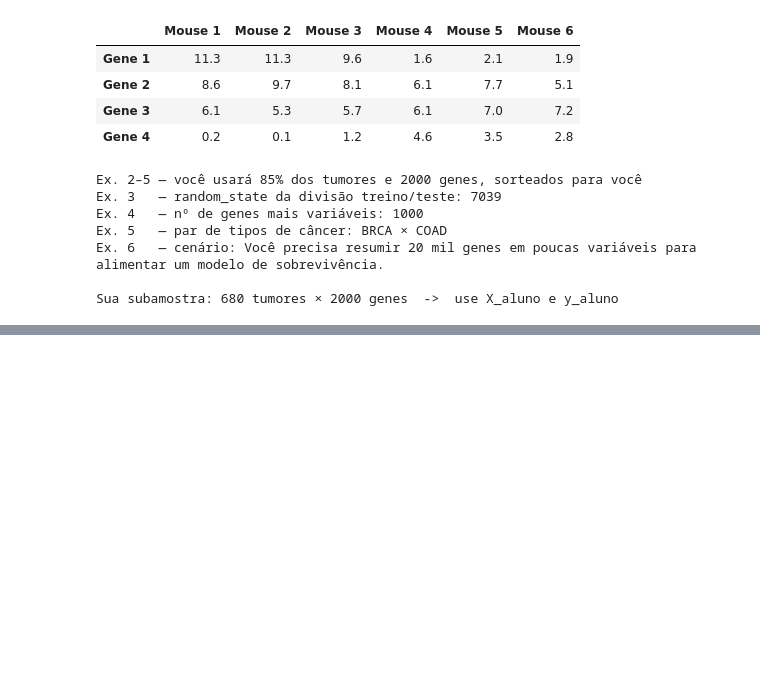
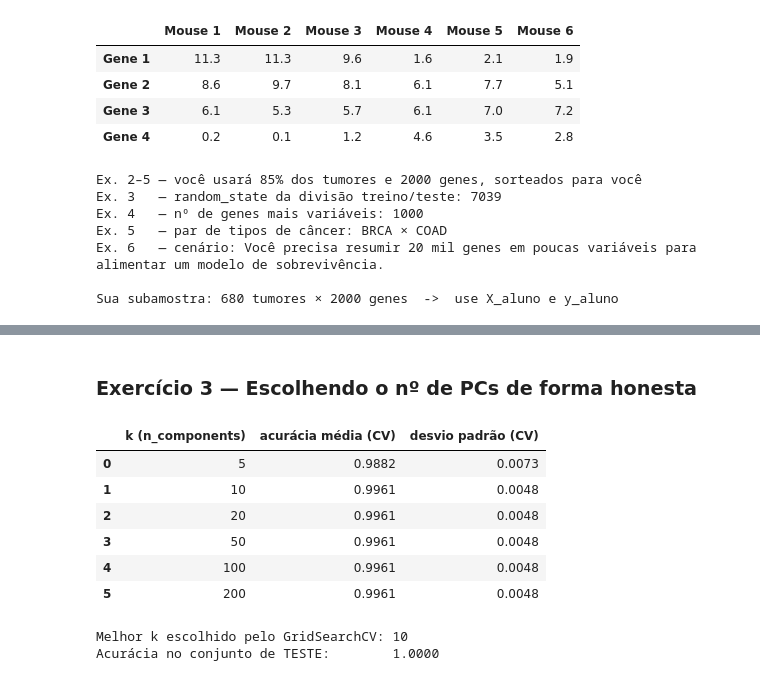
Before and after one commit to Fugant1/bioinformatics-task, a Jupyter notebook: PCA_vs_LDA_RNASeq_TCGA.ipynb, the cells around one changed output, grey strips where cells are left out. Cells and saved outputs as stored; diff of their text form; code cells hidden in the pictures; blank space fills up the shorter version.

```diff
--- a/PCA_vs_LDA_RNASeq_TCGA.ipynb
+++ b/PCA_vs_LDA_RNASeq_TCGA.ipynb
@@ -1293,0 +1389,47 @@ Sua subamostra: 680 tumores × 2000 genes  ->  use X_aluno e y_aluno
+# %% [markdown]
+### Exercício 3 — Escolhendo o nº de PCs de forma honesta
+# %%
+# ---------------------------------------------------------------
+# Exercício 3 — Seleção honesta do nº de PCs com GridSearchCV
+# ---------------------------------------------------------------
+# Divisão estratificada em 75% treino e 25% teste usando o random_state sorteado
+X_tr_a, X_te_a, y_tr_a, y_te_a = train_test_split(
+    X_aluno, y_aluno, test_size=0.25, stratify=y_aluno,
+    random_state=P["random_state_split"]
+)
+
+# Validação cruzada estratificada de 5 folds com random_state=0 (regra da correção)
+cv_ex3 = StratifiedKFold(5, shuffle=True, random_state=0)
+
+# Pipeline garante que o PCA seja ajustado dentro de cada fold, sem vazamento de dados
+pipe_ex3 = make_pipeline(PCA(random_state=0), LinearDiscriminantAnalysis())
+
+# Busca do melhor número de PCs exclusivamente no conjunto de treino
+grid_ex3 = GridSearchCV(
+    pipe_ex3,
+    param_grid={"pca__n_components": [5, 10, 20, 50, 100, 200]},
+    cv=cv_ex3,
+    scoring="accuracy"
+)
+grid_ex3.fit(X_tr_a, y_tr_a)
+
+# Tabela resumo dos resultados na validação cruzada
+res_cv = pd.DataFrame({
+    "k (n_components)": grid_ex3.cv_results_["param_pca__n_components"],
+    "acurácia média (CV)": grid_ex3.cv_results_["mean_test_score"],
+    "desvio padrão (CV)": grid_ex3.cv_results_["std_test_score"],
+})
+display(res_cv.round(4))
+
+print(f"Melhor k escolhido pelo GridSearchCV: {grid_ex3.best_params_['pca__n_components']}")
+print(f"Acurácia no conjunto de TESTE:        {grid_ex3.score(X_te_a, y_te_a):.4f}")
+# %% [output]
+|  | k (n_components) | acurácia média (CV) | desvio padrão (CV) |
+| 0 | 5 | 0.9882 | 0.0073 |
+| 1 | 10 | 0.9961 | 0.0048 |
+| 2 | 20 | 0.9961 | 0.0048 |
+| 3 | 50 | 0.9961 | 0.0048 |
+| 4 | 100 | 0.9961 | 0.0048 |
+| 5 | 200 | 0.9961 | 0.0048 |
+Melhor k escolhido pelo GridSearchCV: 10
+Acurácia no conjunto de TESTE:        1.0000
```
Also changed, not shown: parts of 40 cells of this notebook, 2 other files.
